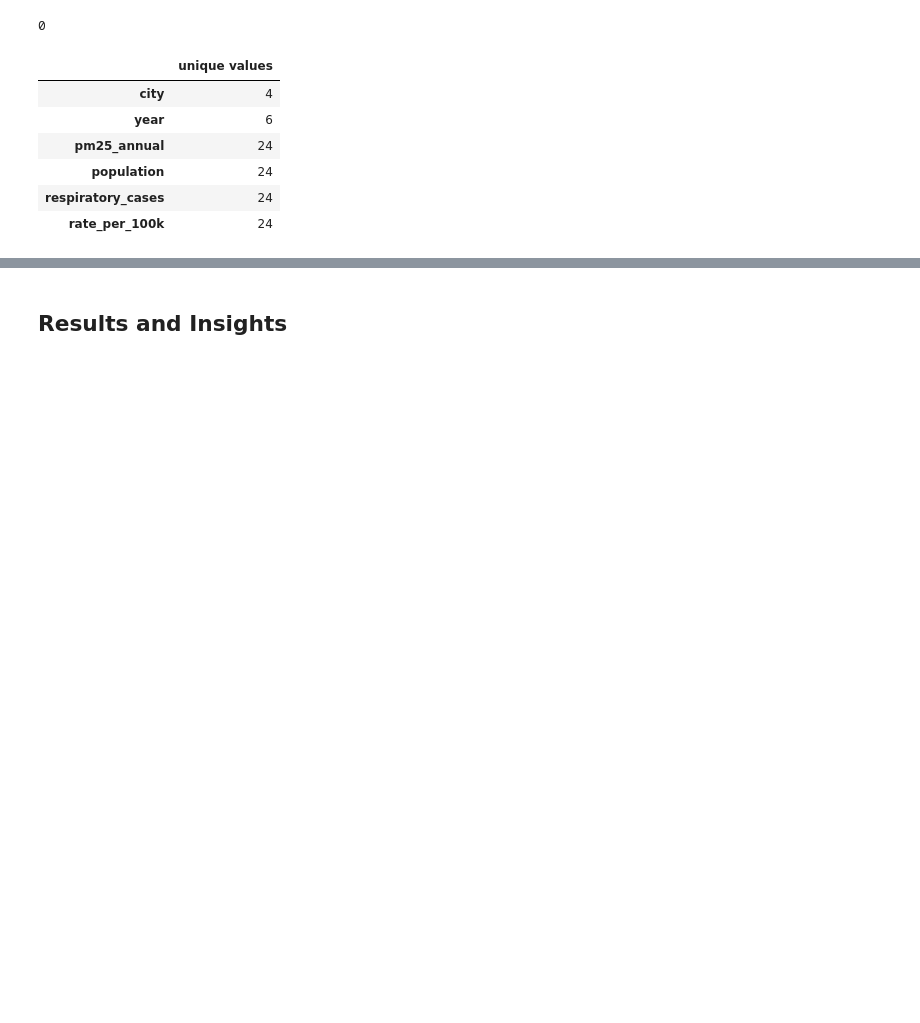
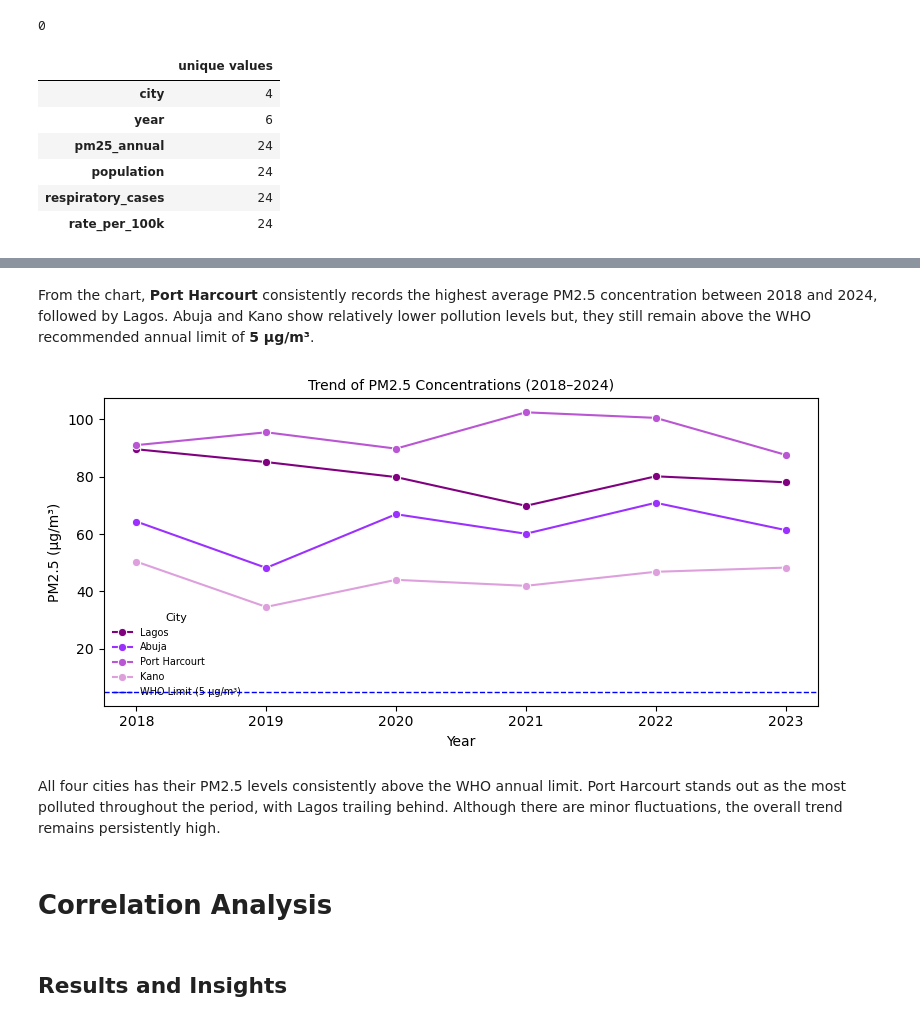
Before and after one commit to DataxEnv/environmental-health-analysis, a Jupyter notebook: environmental_health_analysis.ipynb, the cells around one changed output, grey strips where cells are left out. Cells and saved outputs as stored; diff of their text form; code cells hidden in the pictures; blank space fills up the shorter version.

```diff
--- a/environmental_health_analysis.ipynb
+++ b/environmental_health_analysis.ipynb
@@ -110,0 +150,19 @@ The dataset is clean and analysis-ready, requires minimal preprocessing.
+# %% [markdown]
+From the chart, **Port Harcourt** consistently records the highest average PM2.5 concentration between 2018 and 2024, followed by Lagos. Abuja and Kano show relatively lower pollution levels but, they still remain above the WHO recommended annual limit of **5 µg/m³**.
+# %%
+# Trend Analysis: PM2.5 Concentrations Over Time (2018–2024)
+
+plt.figure(figsize=(8,4))
+sns.lineplot(data=df, x='year', y='pm25_annual', hue='city', marker='o', palette=['#800080', '#9B30FF', '#BA55D3', '#DDA0DD'])
+plt.title('Trend of PM2.5 Concentrations (2018–2024)', fontsize=10)
+plt.ylabel('PM2.5 (µg/m³)')
+plt.xlabel('Year')
+plt.axhline(y=5, color='b', linestyle='--', linewidth=1, label='WHO Limit (5 µg/m³)')
+plt.legend(title='City', fontsize=7, title_fontsize=8, loc='lower left', frameon=False)
+plt.tight_layout()
+plt.show()
+# %% [output]
+[figure, added]
+# %% [markdown]
+All four cities has their PM2.5 levels consistently above the WHO annual limit.
+Port Harcourt stands out as the most polluted throughout the period, with Lagos trailing behind. Although there are minor fluctuations, the overall trend remains persistently high.
@@ -111,3 +171,5 @@ The dataset is clean and analysis-ready, requires minimal preprocessing.
+# %% [markdown]
+# Correlation Analysis
 # %% [markdown]
 ## Results and Insights
 # %%
```
Also changed, not shown: parts of 11 cells of this notebook.
